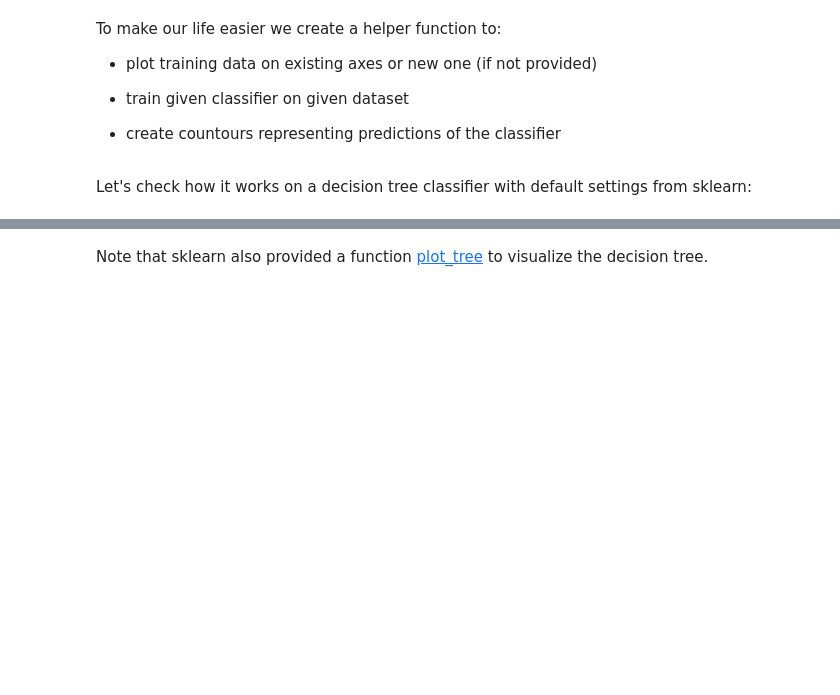
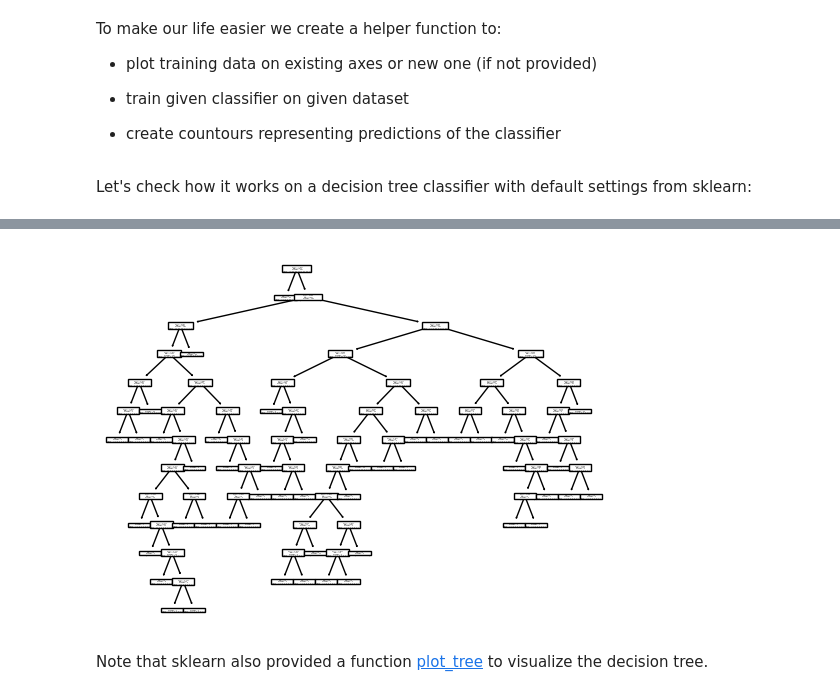
Before and after one commit to harvey-py/COMP3010, a Jupyter notebook: Tutorials/T4/COMP3010-Tutorial04.ipynb, the cells around one changed output, grey strips where cells are left out. Drawn from its saved outputs; the diff is of its cells as text; code cells hidden in the pictures; blank space fills up the shorter version.

```diff
--- a/Tutorials/T4/COMP3010-Tutorial04.ipynb
+++ b/Tutorials/T4/COMP3010-Tutorial04.ipynb
@@ -333,3 +467,10 @@ train_and_look(DT(), X, Y)
+# %%
+###
+from sklearn.tree import plot_tree
+plot_tree(DT().fit(X,Y))
+plt.show()
+# %% [output]
+[figure, added]
 # %% [markdown]
 Note that sklearn also provided a function [plot_tree](https://scikit-learn.org/stable/modules/generated/sklearn.tree.plot_tree.html#sklearn.tree.plot_tree) to visualize the decision tree.
 # %% [markdown]
```
Also changed, not shown: parts of 17 cells of this notebook.
